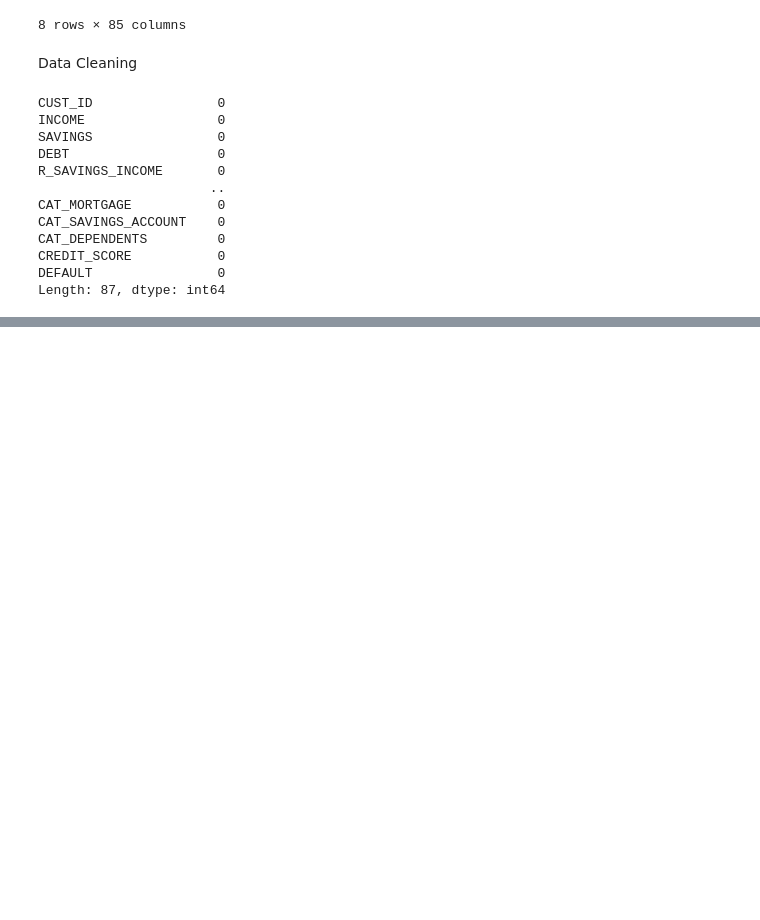
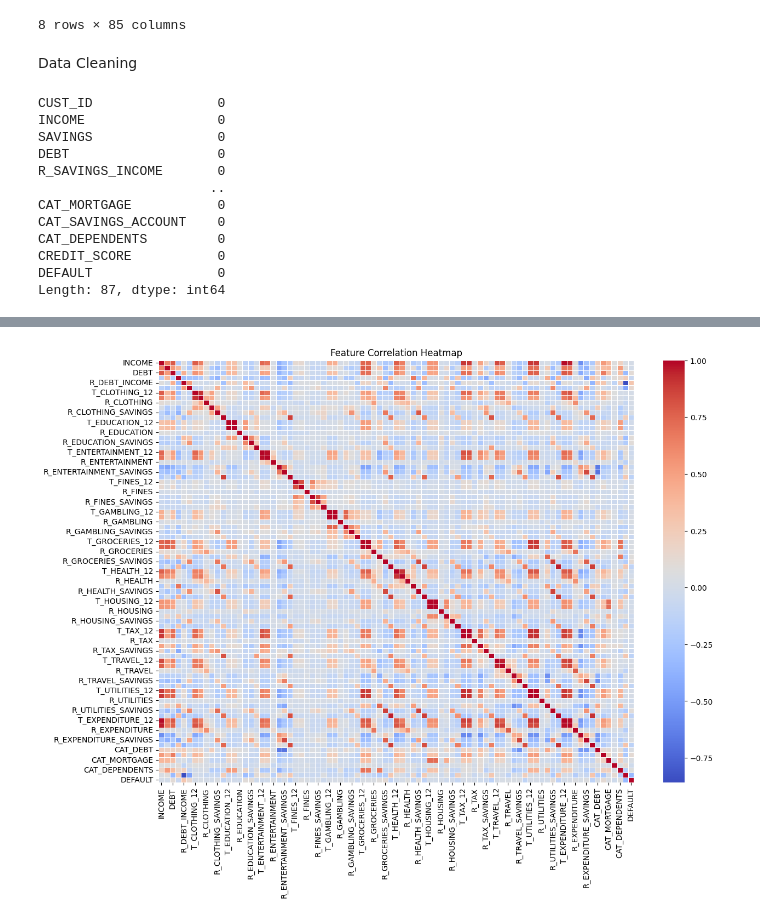
Before and after one commit to Khathithi/An-End-to-End-Machine-Learning-Framework-for-Credit-Score-Classification, a Jupyter notebook: Credit score classification.ipynb, the cells around one changed output, grey strips where cells are left out. Drawn from its saved outputs; the diff is of its cells as text; code cells hidden in the pictures; blank space fills up the shorter version.

```diff
--- a/Credit score classification.ipynb
+++ b/Credit score classification.ipynb
@@ -107,0 +137,16 @@ Length: 87, dtype: int64
+# %%
+# 4. Correlation Heatmap selecting only numeric columns
+numeric_df = df.select_dtypes(include=['int64','float64'])
+
+corr = numeric_df.corr()
+
+sns.heatmap(
+    corr,
+    cmap="coolwarm",
+    linewidths=0.5
+)
+
+plt.title("Feature Correlation Heatmap")
+plt.show()
+# %% [output]
+[figure, added]
```
Also changed, not shown: parts of 5 cells of this notebook.
